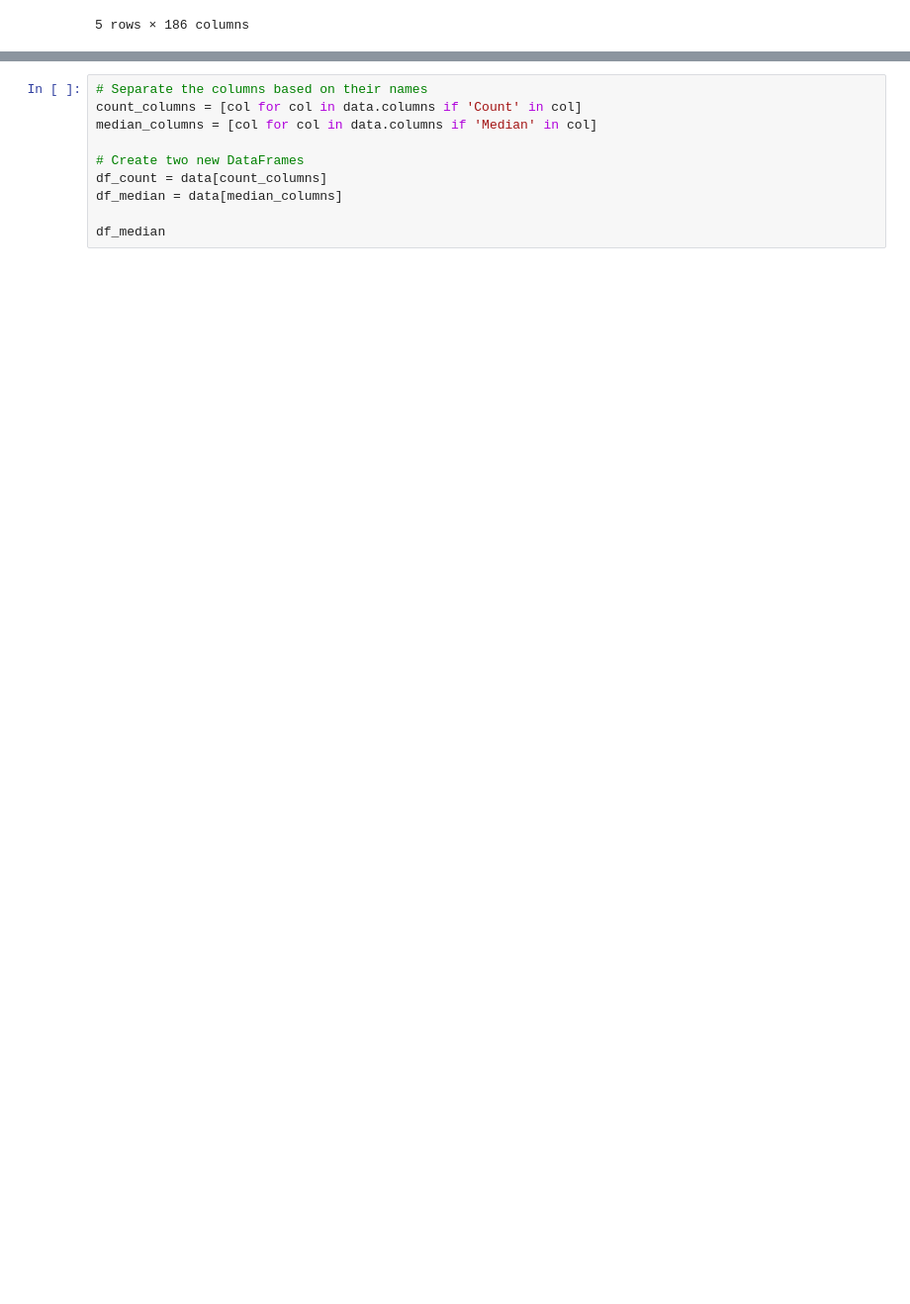
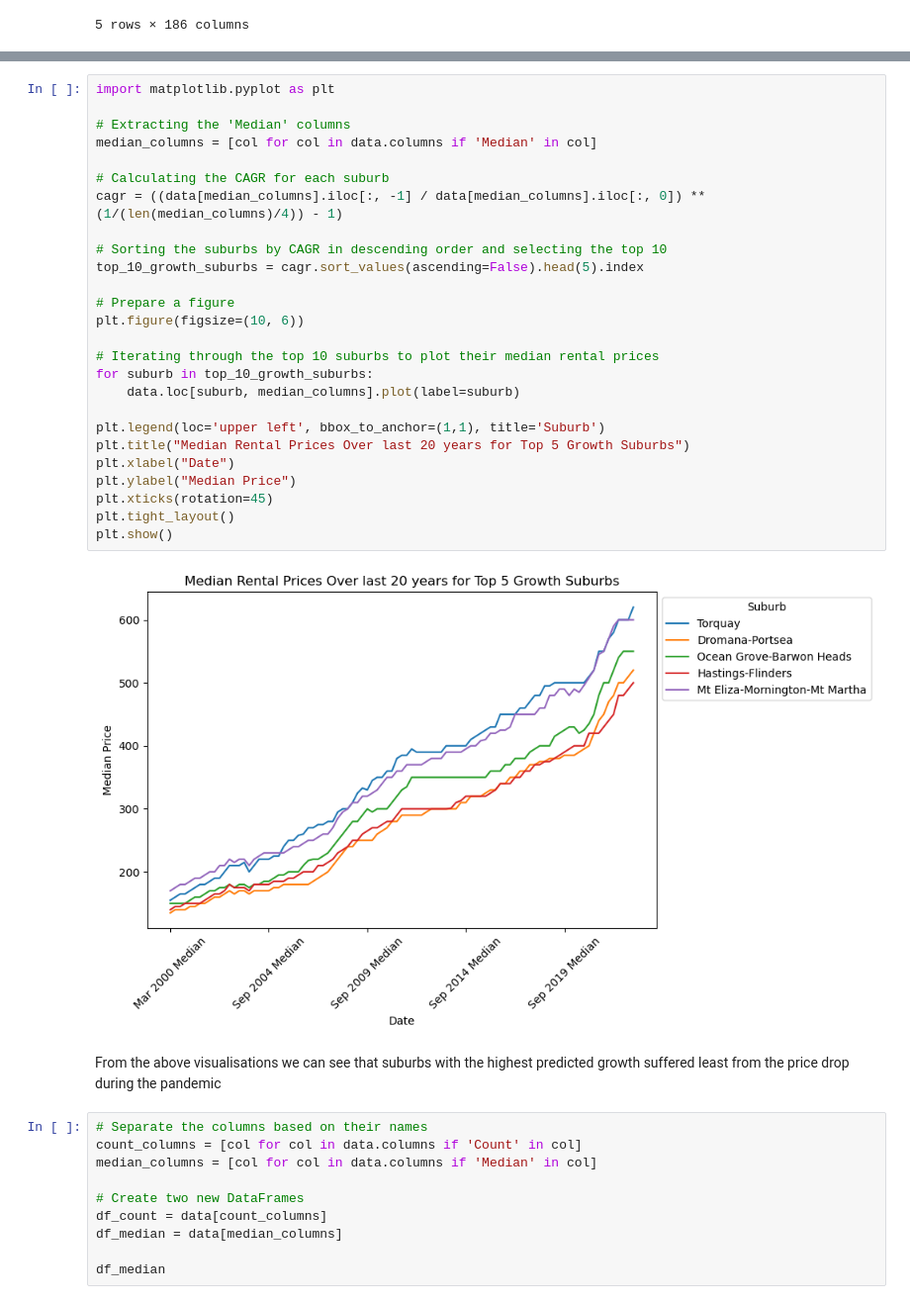
Before and after one commit to vanessagraciia/Real-Estate-Industry-Project, a Jupyter notebook: notebooks/Predicted Growth.ipynb, the cells around one changed output, grey strips where cells are left out. Shown at 99% size. Saved outputs shown, nothing was run; the diff lists cells and outputs as text; blank space fills up the shorter version.

```diff
--- a/notebooks/Predicted Growth.ipynb
+++ b/notebooks/Predicted Growth.ipynb
@@ -108,3 +108,33 @@ plt.show()
+# %%
+import matplotlib.pyplot as plt
+
+# Extracting the 'Median' columns
+median_columns = [col for col in data.columns if 'Median' in col]
+
+# Calculating the CAGR for each suburb
+cagr = ((data[median_columns].iloc[:, -1] / data[median_columns].iloc[:, 0]) ** (1/(len(median_columns)/4)) - 1)
+
+# Sorting the suburbs by CAGR in descending order and selecting the top 10
+top_10_growth_suburbs = cagr.sort_values(ascending=False).head(5).index
+
+# Prepare a figure
+plt.figure(figsize=(10, 6))
+
+# Iterating through the top 10 suburbs to plot their median rental prices
+for suburb in top_10_growth_suburbs:
+    data.loc[suburb, median_columns].plot(label=suburb)
+
+plt.legend(loc='upper left', bbox_to_anchor=(1,1), title='Suburb')
+plt.title("Median Rental Prices Over last 20 years for Top 5 Growth Suburbs")
+plt.xlabel("Date")
+plt.ylabel("Median Price")
+plt.xticks(rotation=45)
+plt.tight_layout()
+plt.show()
+# %% [output]
+[figure, added]
+# %% [markdown]
+From the above visualisations we can see that suburbs with the highest predicted growth suffered least from the price drop during the pandemic
 # %%
 # Separate the columns based on their names
 count_columns = [col for col in data.columns if 'Count' in col]
```
Also changed, not shown: parts of 10 cells of this notebook.
